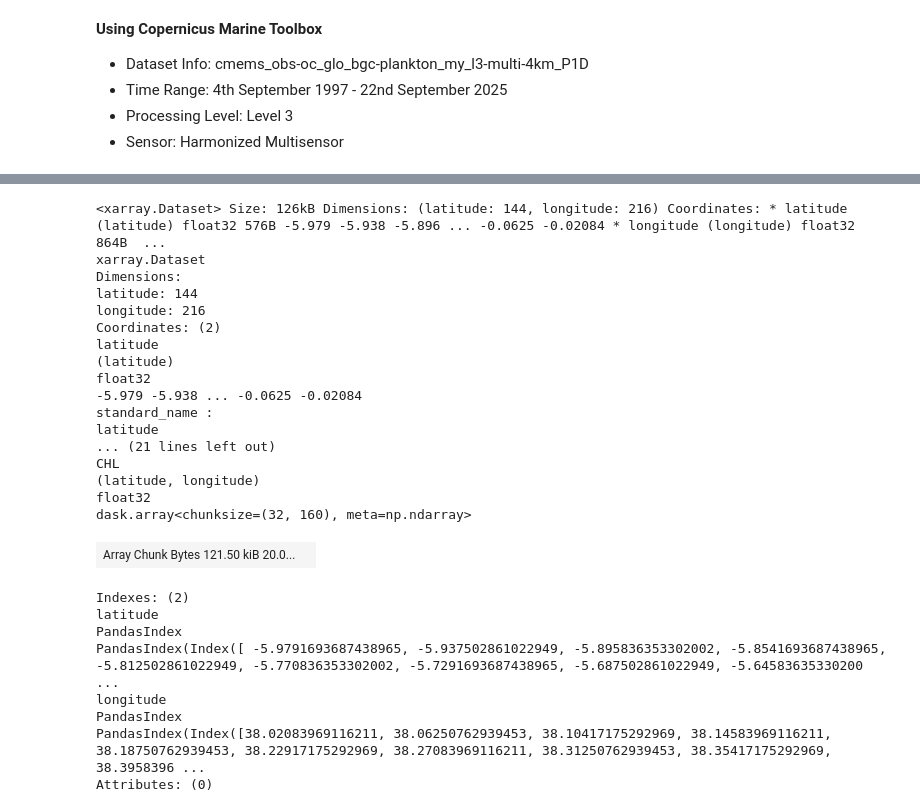
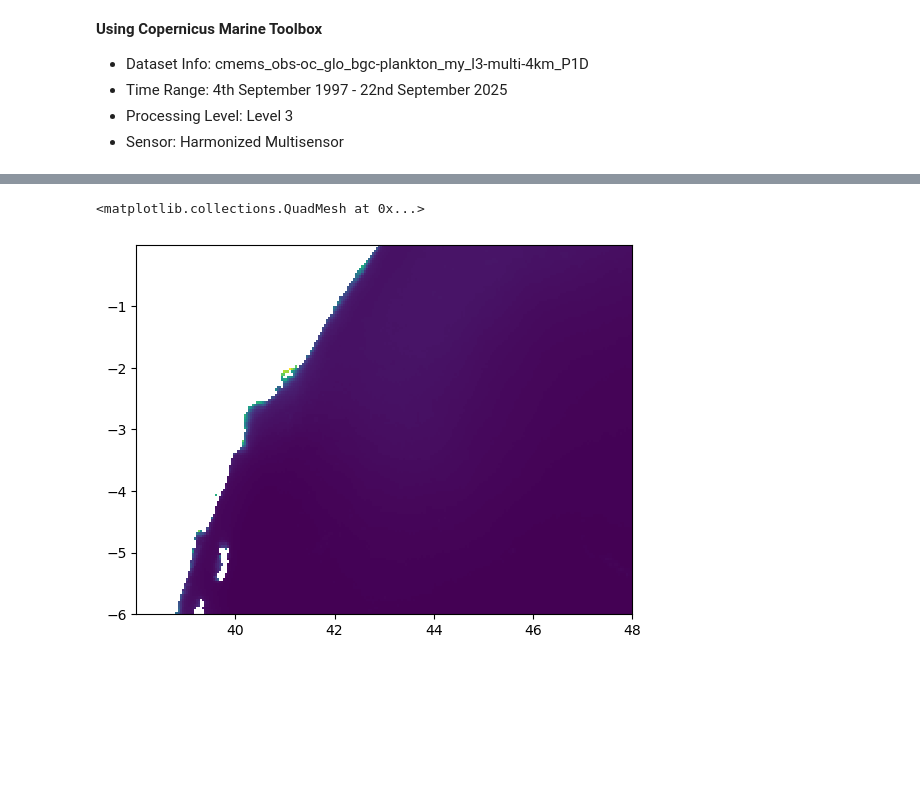
Before and after one commit to Leroywrld/looking-into-chlorophyll-a-levels-within-kenya-s-eez, a Jupyter notebook: code/data_extraction.ipynb, the cells around one changed output, grey strips where cells are left out. Cells and saved outputs as stored; diff of their text form; code cells hidden in the pictures; blank space fills up the shorter version.

```diff
--- a/code/data_extraction.ipynb
+++ b/code/data_extraction.ipynb
@@ -137,30 +97,8 @@ servicedesk.cmems@acri-st.fr
 # %%
-composite_season(filtered_data=nem, dimension='time')
+nem_composite = composite_season(filtered_data=nem, dimension='time')
-# %% [output]
-<xarray.Dataset> Size: 126kB Dimensions: (latitude: 144, longitude: 216) Coordinates: * latitude (latitude) float32 576B -5.979 -5.938 -5.896 ... -0.0625 -0.02084 * longitude (longitude) float32 864B  ...
-xarray.Dataset
-Dimensions:
-latitude: 144
-longitude: 216
-Coordinates: (2)
-latitude
-(latitude)
-float32
--5.979 -5.938 ... -0.0625 -0.02084
-standard_name :
-latitude
-... (21 lines left out)
-CHL
-(latitude, longitude)
-float32
-dask.array<chunksize=(32, 160), meta=np.ndarray>
-| Array Chunk Bytes 121.50 kiB 20.0... |  |
-Indexes: (2)
-latitude
-PandasIndex
-PandasIndex(Index([ -5.9791693687438965, -5.937502861022949, -5.895836353302002, -5.8541693687438965, -5.812502861022949, -5.770836353302002, -5.7291693687438965, -5.687502861022949, -5.64583635330200 ...
-longitude
-PandasIndex
-PandasIndex(Index([38.02083969116211, 38.06250762939453, 38.10417175292969, 38.14583969116211, 38.18750762939453, 38.22917175292969, 38.27083969116211, 38.31250762939453, 38.35417175292969, 38.3958396 ...
-Attributes: (0)
+# %%
+plt.pcolormesh(nem_composite.longitude, nem_composite.latitude, nem_composite['CHL'].data)
+# %% [output]
+<matplotlib.collections.QuadMesh at 0x...>
+[figure, added]
 # %%
```
Also changed, not shown: parts of 9 cells of this notebook, 30 other files.
